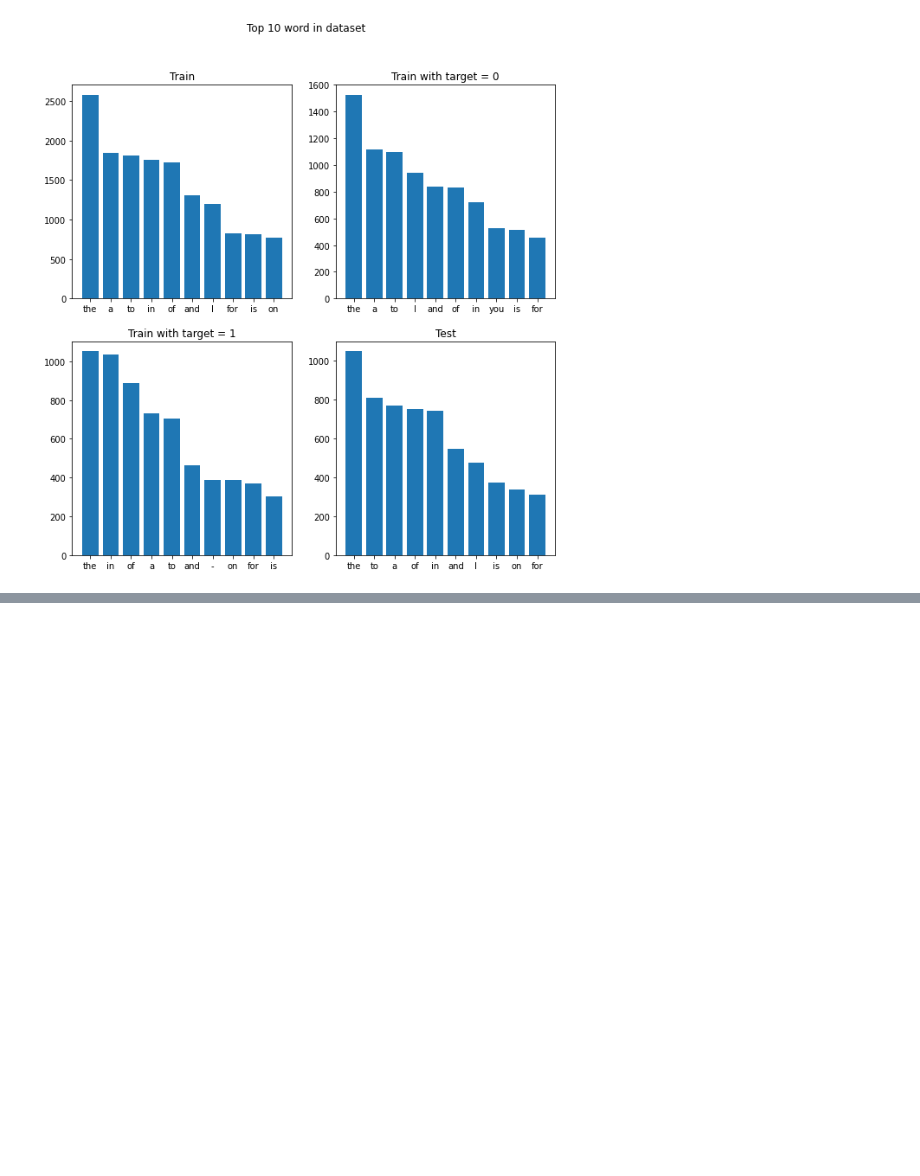
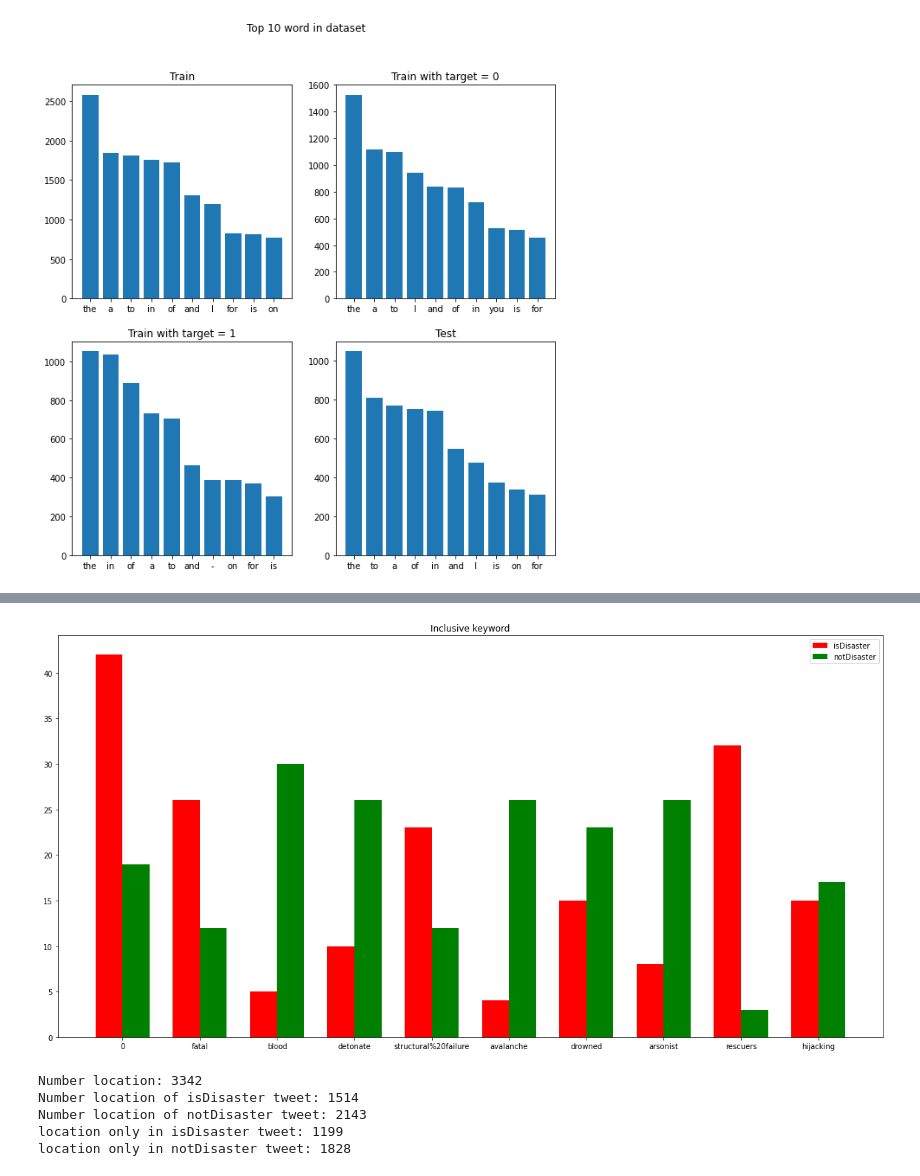
Before and after one commit to nqbao11/NLP_Disaster, a Jupyter notebook: src/EDA.ipynb, the cells around one changed output, grey strips where cells are left out. Cells and saved outputs as stored; diff of their text form; code cells hidden in the pictures; blank space fills up the shorter version.

```diff
--- a/src/EDA.ipynb
+++ b/src/EDA.ipynb
@@ -161,0 +207,36 @@ plt.show()
+# %%
+inclusive_keyword = set(keyword_positive.index).intersection(set(keyword_negative.index))
+
+positive_inclusive_keyword_count = {key :keyword_positive[key] for key in inclusive_keyword }
+negative_inclusive_keyword_count = {key :keyword_negative[key] for key in inclusive_keyword }
+
+width = 0.35
+n = np.arange(10)
+plot_keyword = list(inclusive_keyword)[:10]
+plt.figure(figsize=(20,10))
+plt.bar(n, [positive_inclusive_keyword_count[i] for i in plot_keyword],width=0.35, color="red")
+plt.bar(n + width, [negative_inclusive_keyword_count[i] for i in plot_keyword], width=0.35, color = "green")
+plt.xticks(n + width/2, plot_keyword)
+plt.legend(('isDisaster', 'notDisaster'))
+plt.title("Inclusive keyword")
+plt.show()
+# %% [output]
+[figure, added]
+# %%
+location = train.location.value_counts().index
+print("Number location: {}".format(len(location)))
+location_positive = train[train["target"] == 1].location.value_counts()
+location_negative = train[train["target"] == 0].location.value_counts()
+print("Number location of isDisaster tweet: {}".format(len(location_positive)))
+print("Number location of notDisaster tweet: {}".format(len(location_negative)))
+
+location_positive_exclusive = set(location_positive.index) - set(location_negative.index)
+print("location only in isDisaster tweet:", len(positive_exclusive))
+location_negative_exclusive = set(location_negative.index)- set(location_positive.index)
+print("location only in notDisaster tweet:", len(negative_exclusive))
+# %% [output]
+Number location: 3342
+Number location of isDisaster tweet: 1514
+Number location of notDisaster tweet: 2143
+location only in isDisaster tweet: 1199
+location only in notDisaster tweet: 1828
```
Also changed, not shown: parts of 7 cells of this notebook.
